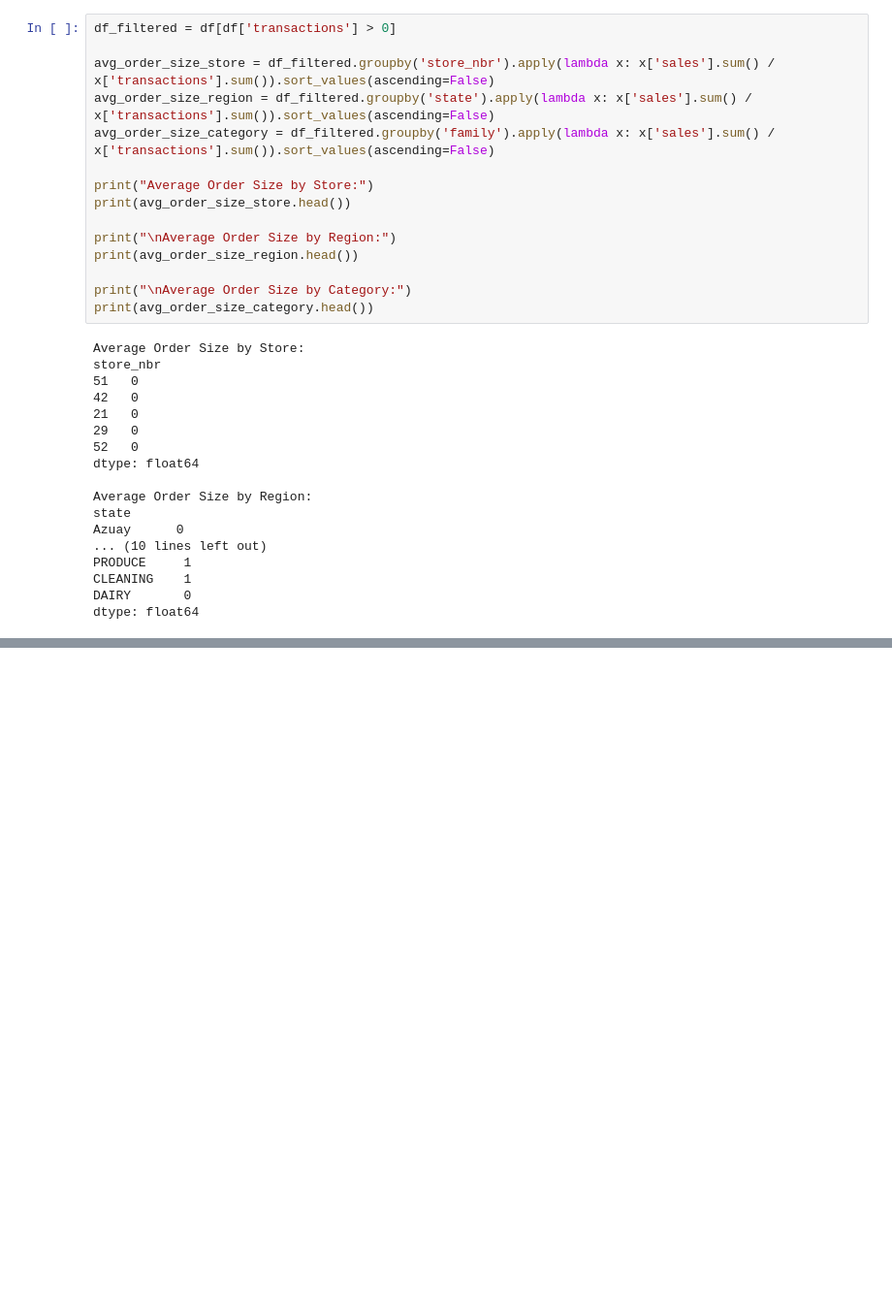
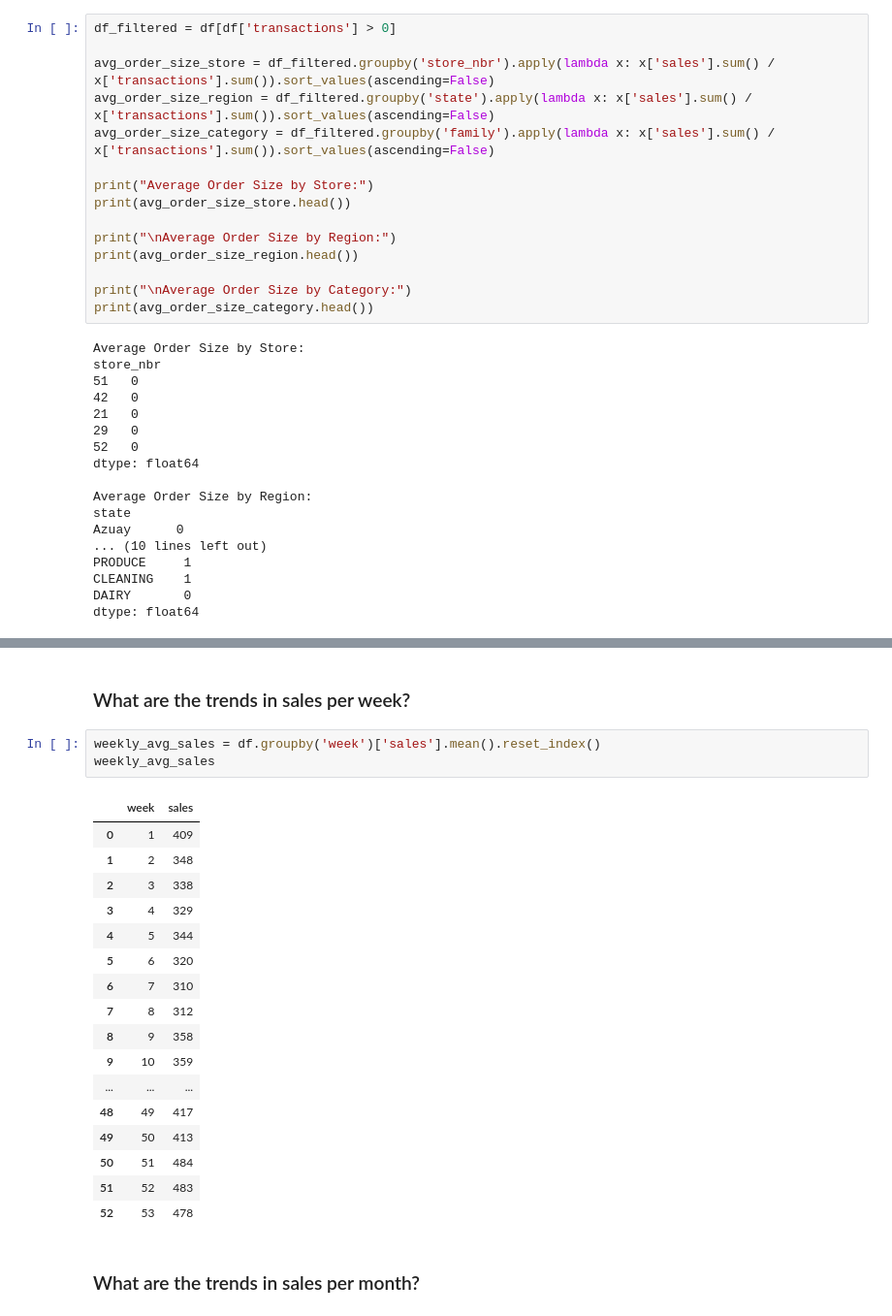
Before and after one commit to Seif-Eldin-Omar/sales-forecasting-optimization, a Jupyter notebook: notebooks/analysis_demo.ipynb, the cells around one changed output, grey strips where cells are left out. Shown at 97% size. Saved outputs shown, nothing was run; the diff lists cells and outputs as text; blank space fills up the shorter version.

```diff
--- a/notebooks/analysis_demo.ipynb
+++ b/notebooks/analysis_demo.ipynb
@@ -183,0 +212,25 @@ dtype: float64
+# %% [markdown]
+### What are the trends in sales per week?
+# %%
+weekly_avg_sales = df.groupby('week')['sales'].mean().reset_index()
+weekly_avg_sales
+# %% [output]
+|  | week | sales |
+| 0 | 1 | 409 |
+| 1 | 2 | 348 |
+| 2 | 3 | 338 |
+| 3 | 4 | 329 |
+| 4 | 5 | 344 |
+| 5 | 6 | 320 |
+| 6 | 7 | 310 |
+| 7 | 8 | 312 |
+| 8 | 9 | 358 |
+| 9 | 10 | 359 |
+| ... | ... | ... |
+| 48 | 49 | 417 |
+| 49 | 50 | 413 |
+| 50 | 51 | 484 |
+| 51 | 52 | 483 |
+| 52 | 53 | 478 |
+# %% [markdown]
+### What are the trends in sales per month?
```
Also changed, not shown: parts of 41 cells of this notebook, 1 other file.
